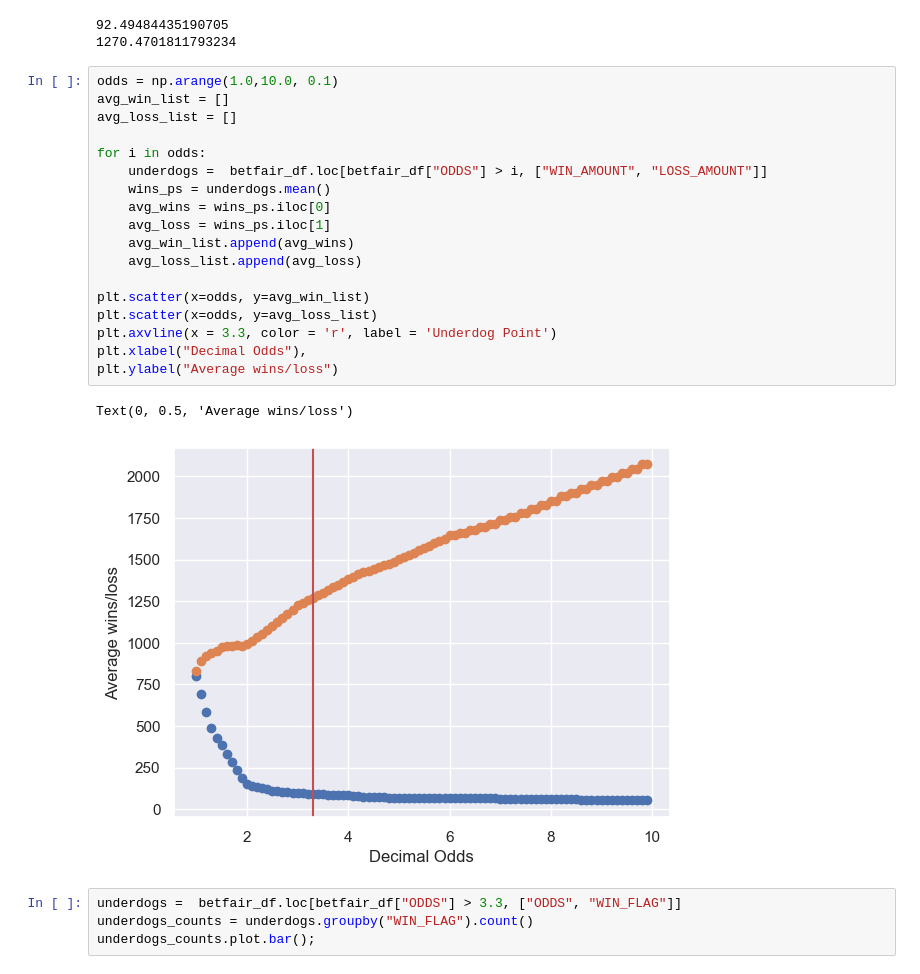
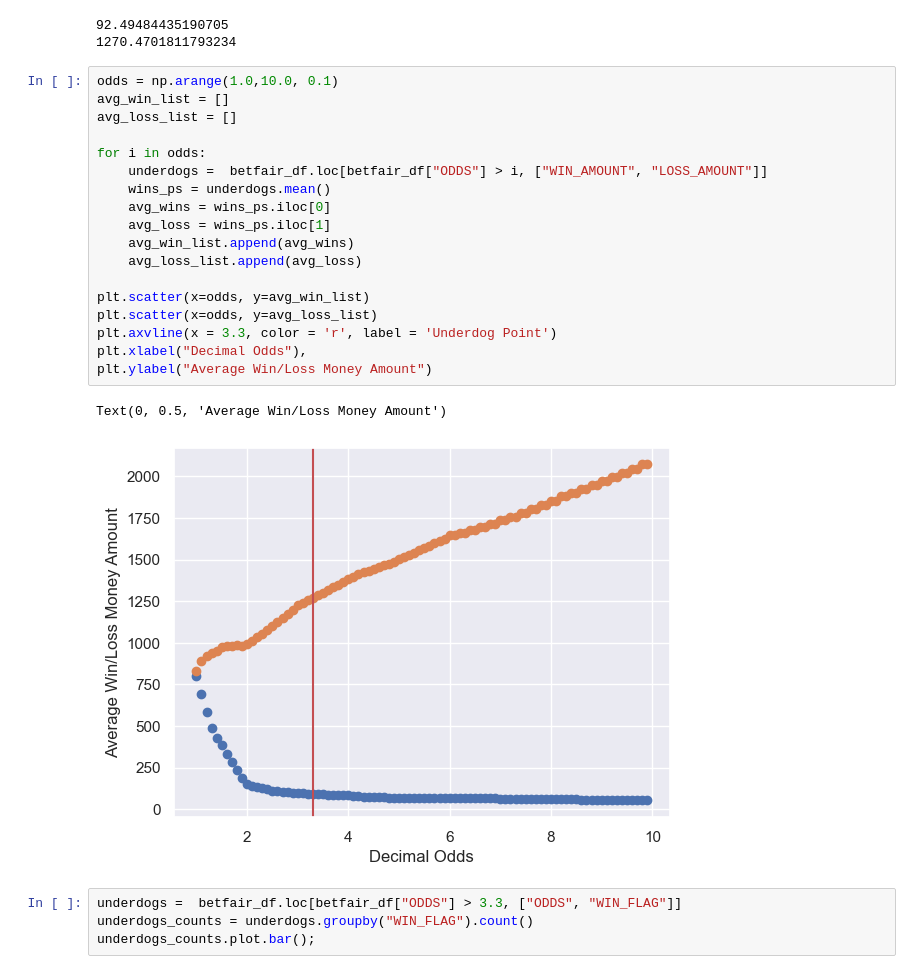
Before and after one commit to ns96/python-betfair, a Jupyter notebook: BetFairEDA_NS.ipynb, the cells around one changed output. Saved outputs shown, nothing was run; the diff lists cells and outputs as text.

```diff
--- a/BetFairEDA_NS.ipynb
+++ b/BetFairEDA_NS.ipynb
@@ -145,24 +152,24 @@ print(ps.iloc[1])
 # %%
 odds = np.arange(1.0,10.0, 0.1)
 avg_win_list = []
 avg_loss_list = []
 
 for i in odds:
     underdogs =  betfair_df.loc[betfair_df["ODDS"] > i, ["WIN_AMOUNT", "LOSS_AMOUNT"]]
     wins_ps = underdogs.mean()
     avg_wins = wins_ps.iloc[0]
     avg_loss = wins_ps.iloc[1]
     avg_win_list.append(avg_wins)
     avg_loss_list.append(avg_loss)
 
 plt.scatter(x=odds, y=avg_win_list)
 plt.scatter(x=odds, y=avg_loss_list)
 plt.axvline(x = 3.3, color = 'r', label = 'Underdog Point')
 plt.xlabel("Decimal Odds"),
-plt.ylabel("Average wins/loss")
+plt.ylabel("Average Win/Loss Money Amount")
 # %% [output]
-Text(0, 0.5, 'Average wins/loss')
+Text(0, 0.5, 'Average Win/Loss Money Amount')
-[figure, old version]
+[figure, new version]
 # %%
 underdogs =  betfair_df.loc[betfair_df["ODDS"] > 3.3, ["ODDS", "WIN_FLAG"]]
 underdogs_counts = underdogs.groupby("WIN_FLAG").count()
```
Also changed, not shown: parts of 16 cells of this notebook, 22 other files.
